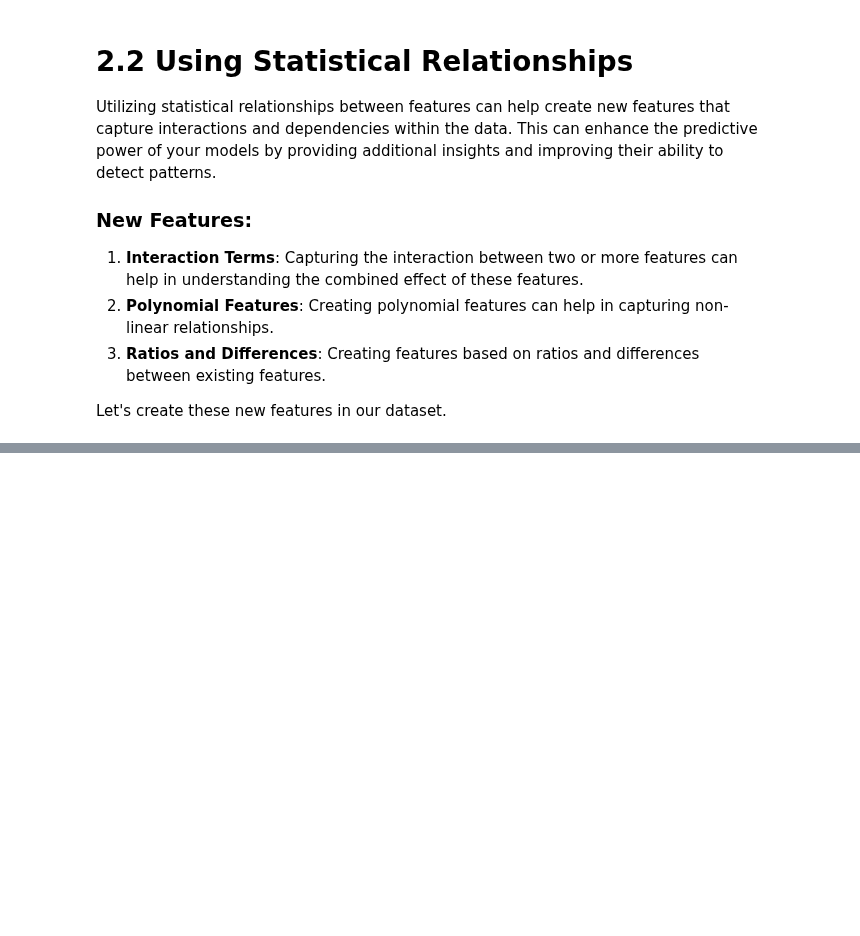
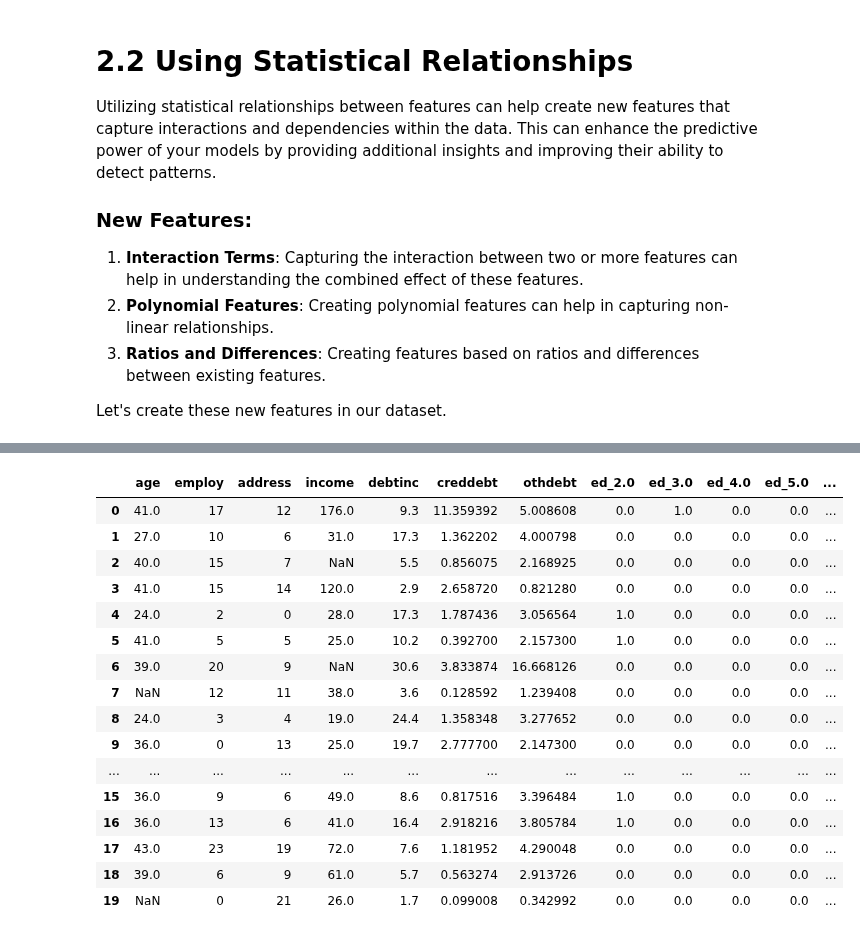
Before and after one commit to matinmahmoudi/Kaggle, a Jupyter notebook: complete-guide-to-transformation-from-a-to-z.ipynb, the cells around one changed output, grey strips where cells are left out. Cells and saved outputs as stored; diff of their text form; code cells hidden in the pictures; blank space fills up the shorter version.

Commit message:
Kaggle Notebook | 🌳 🔄 Complete Guide to Transformation from A to Z | Version 8

```diff
--- a/complete-guide-to-transformation-from-a-to-z.ipynb
+++ b/complete-guide-to-transformation-from-a-to-z.ipynb
@@ -615,0 +681,43 @@ data_stat_features[['income_debtinc_interaction', 'age', 'income', 'age^2', 'age
+# %%
+import pandas as pd
+from sklearn.preprocessing import OneHotEncoder
+
+# Make a copy of the original dataset
+data_one_hot_encoded = data.copy()
+
+# Initialize the OneHotEncoder
+encoder = OneHotEncoder(sparse_output=False, drop='first')  # drop='first' to avoid multicollinearity
+
+# Select the columns to encode
+columns_to_encode = ['ed', 'default']
+
+# Fit and transform the encoder on the selected columns
+encoded_data = encoder.fit_transform(data_one_hot_encoded[columns_to_encode])
+
+# Create a DataFrame with the encoded data
+encoded_columns = encoder.get_feature_names_out(columns_to_encode)
+encoded_df = pd.DataFrame(encoded_data, columns=encoded_columns, index=data_one_hot_encoded.index)
+
+# Concatenate the encoded columns with the original dataset (excluding the original categorical columns)
+data_one_hot_encoded = pd.concat([data_one_hot_encoded.drop(columns_to_encode, axis=1), encoded_df], axis=1)
+
+# Display the first 20 rows to verify the one-hot encoding
+data_one_hot_encoded.head(20)
+# %% [output]
+|  | age | employ | address | income | debtinc | creddebt | othdebt | ed_2.0 | ed_3.0 | ed_4.0 | ed_5.0 | ... |
+| 0 | 41.0 | 17 | 12 | 176.0 | 9.3 | 11.359392 | 5.008608 | 0.0 | 1.0 | 0.0 | 0.0 | ... |
+| 1 | 27.0 | 10 | 6 | 31.0 | 17.3 | 1.362202 | 4.000798 | 0.0 | 0.0 | 0.0 | 0.0 | ... |
+| 2 | 40.0 | 15 | 7 | NaN | 5.5 | 0.856075 | 2.168925 | 0.0 | 0.0 | 0.0 | 0.0 | ... |
+| 3 | 41.0 | 15 | 14 | 120.0 | 2.9 | 2.658720 | 0.821280 | 0.0 | 0.0 | 0.0 | 0.0 | ... |
+| 4 | 24.0 | 2 | 0 | 28.0 | 17.3 | 1.787436 | 3.056564 | 1.0 | 0.0 | 0.0 | 0.0 | ... |
+| 5 | 41.0 | 5 | 5 | 25.0 | 10.2 | 0.392700 | 2.157300 | 1.0 | 0.0 | 0.0 | 0.0 | ... |
+| 6 | 39.0 | 20 | 9 | NaN | 30.6 | 3.833874 | 16.668126 | 0.0 | 0.0 | 0.0 | 0.0 | ... |
+| 7 | NaN | 12 | 11 | 38.0 | 3.6 | 0.128592 | 1.239408 | 0.0 | 0.0 | 0.0 | 0.0 | ... |
+| 8 | 24.0 | 3 | 4 | 19.0 | 24.4 | 1.358348 | 3.277652 | 0.0 | 0.0 | 0.0 | 0.0 | ... |
+| 9 | 36.0 | 0 | 13 | 25.0 | 19.7 | 2.777700 | 2.147300 | 0.0 | 0.0 | 0.0 | 0.0 | ... |
+| ... | ... | ... | ... | ... | ... | ... | ... | ... | ... | ... | ... | ... |
+| 15 | 36.0 | 9 | 6 | 49.0 | 8.6 | 0.817516 | 3.396484 | 1.0 | 0.0 | 0.0 | 0.0 | ... |
+| 16 | 36.0 | 13 | 6 | 41.0 | 16.4 | 2.918216 | 3.805784 | 1.0 | 0.0 | 0.0 | 0.0 | ... |
+| 17 | 43.0 | 23 | 19 | 72.0 | 7.6 | 1.181952 | 4.290048 | 0.0 | 0.0 | 0.0 | 0.0 | ... |
+| 18 | 39.0 | 6 | 9 | 61.0 | 5.7 | 0.563274 | 2.913726 | 0.0 | 0.0 | 0.0 | 0.0 | ... |
+| 19 | NaN | 0 | 21 | 26.0 | 1.7 | 0.099008 | 0.342992 | 0.0 | 0.0 | 0.0 | 0.0 | ... |
```
Also changed, not shown: parts of 8 cells of this notebook.
